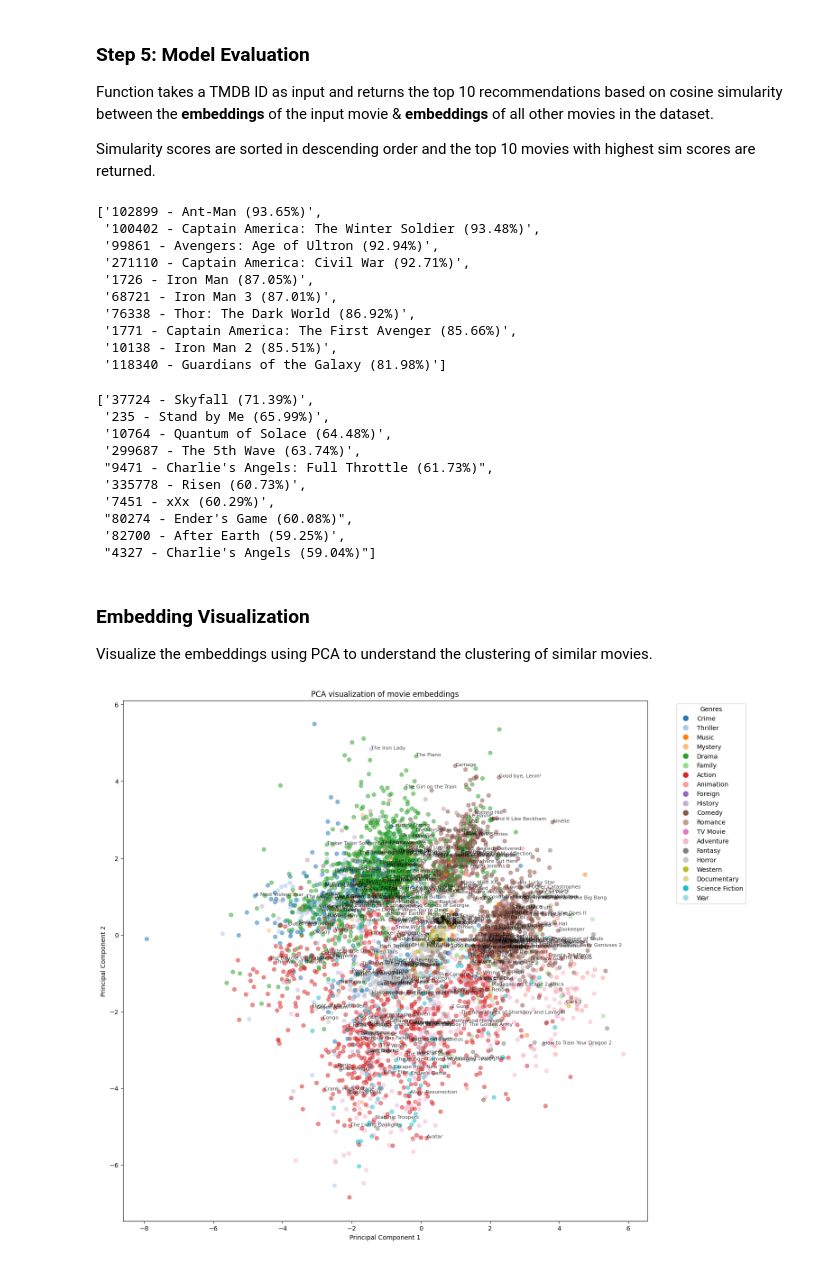
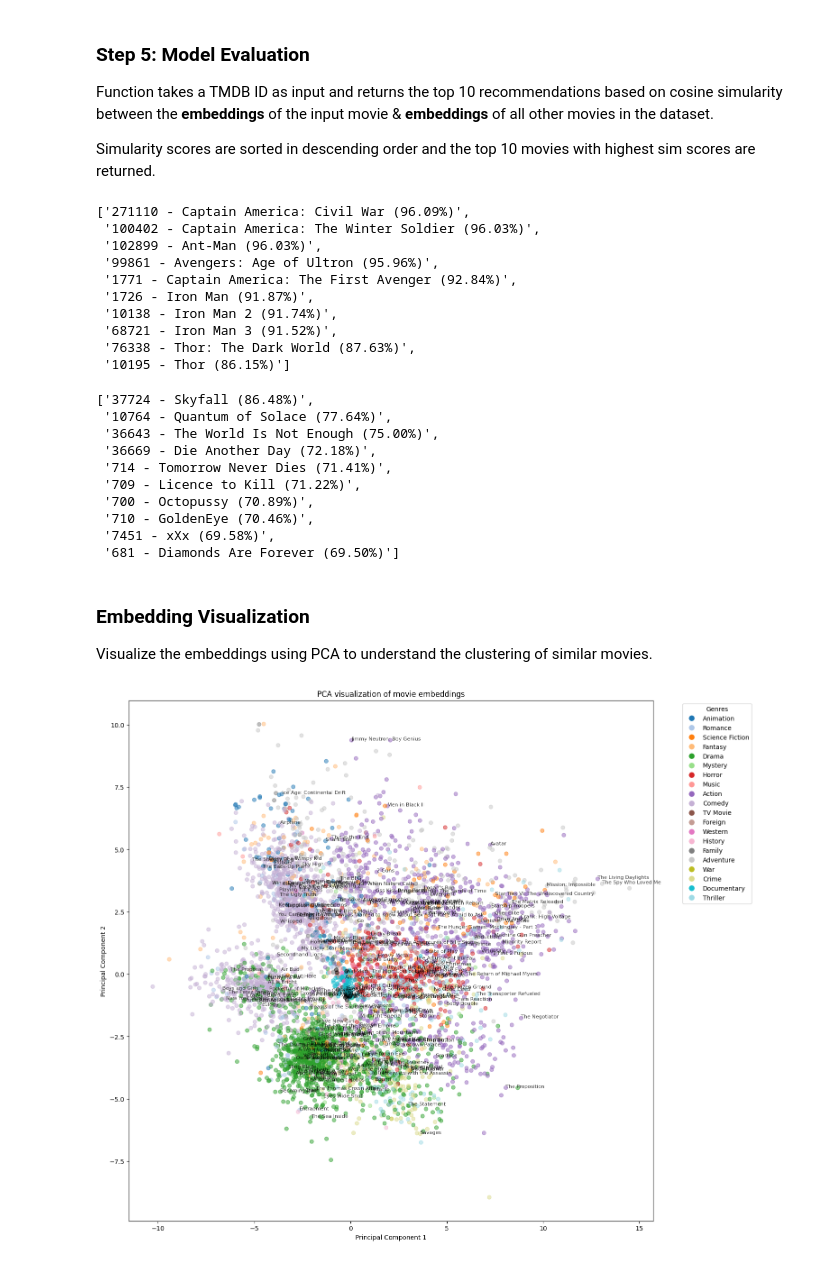
Before and after one commit to ISE-CS4445-AI/ai-project-meanmlmoviemachines, a Jupyter notebook: Content-Filtering/Content-Filtering.ipynb, the cells around one changed output. Saved outputs shown, nothing was run; the diff lists cells and outputs as text; code cells hidden in the pictures.

Commit message:
Implement model performance improvements and streamline data processing. Also set random state to appropriate value.

```diff
--- a/Content-Filtering/Content-Filtering.ipynb
+++ b/Content-Filtering/Content-Filtering.ipynb
@@ -92,8 +92,8 @@ df = df.drop(drop_cols, axis=1)
 def extract_features(x):
     return [i['name'] for i in ast.literal_eval(x)] if pd.notnull(x) else []
 
-df['genres_list'] = df['genres'].apply(extract_features)
-df['keywords_list'] = df['keywords'].apply(extract_features)
+df['genres'] = df['genres'].apply(extract_features)
+df['keywords'] = df['keywords'].apply(extract_features)
 df['production_companies'] = df['production_companies'].apply(extract_features)
 df['production_countries'] = df['production_countries'].apply(extract_features)
 # %% [markdown]
@@ -102,8 +102,8 @@ df['production_countries'] = df['production_countries'].apply(extract_features)
 Encode the genres using MultiLabelBinarizer, and vectorize movie overview using TfidfVectorizer.
 # %%
 mlb = MultiLabelBinarizer()
-genre_features = mlb.fit_transform(df['genres_list'])
-keywords_features = mlb.fit_transform(df['keywords_list'])
+genre_features = mlb.fit_transform(df['genres'])
+keywords_features = mlb.fit_transform(df['keywords'])
 production_companies_features = mlb.fit_transform(df['production_companies'])
 production_countries_features = mlb.fit_transform(df['production_countries'])
 
@@ -249,55 +249,55 @@ def nn_recommend(tmdb_id, n=10):
 # %%
 nn_recommend(24428) # The Avengers
 # %% [output]
-['102899 - Ant-Man (93.65%)',
- '100402 - Captain America: The Winter Soldier (93.48%)',
- '99861 - Avengers: Age of Ultron (92.94%)',
- '271110 - Captain America: Civil War (92.71%)',
- '1726 - Iron Man (87.05%)',
- '68721 - Iron Man 3 (87.01%)',
- '76338 - Thor: The Dark World (86.92%)',
- '1771 - Captain America: The First Avenger (85.66%)',
- '10138 - Iron Man 2 (85.51%)',
- '118340 - Guardians of the Galaxy (81.98%)']
+['271110 - Captain America: Civil War (96.09%)',
+ '100402 - Captain America: The Winter Soldier (96.03%)',
+ '102899 - Ant-Man (96.03%)',
+ '99861 - Avengers: Age of Ultron (95.96%)',
+ '1771 - Captain America: The First Avenger (92.84%)',
+ '1726 - Iron Man (91.87%)',
+ '10138 - Iron Man 2 (91.74%)',
+ '68721 - Iron Man 3 (91.52%)',
+ '76338 - Thor: The Dark World (87.63%)',
+ '10195 - Thor (86.15%)']
 # %%
 nn_recommend(206647) # Spectre
 # %% [output]
-['37724 - Skyfall (71.39%)',
- '235 - Stand by Me (65.99%)',
- '10764 - Quantum of Solace (64.48%)',
- '299687 - The 5th Wave (63.74%)',
- "9471 - Charlie's Angels: Full Throttle (61.73%)",
- '335778 - Risen (60.73%)',
- '7451 - xXx (60.29%)',
- "80274 - Ender's Game (60.08%)",
- '82700 - After Earth (59.25%)',
- "4327 - Charlie's Angels (59.04%)"]
+['37724 - Skyfall (86.48%)',
+ '10764 - Quantum of Solace (77.64%)',
+ '36643 - The World Is Not Enough (75.00%)',
+ '36669 - Die Another Day (72.18%)',
+ '714 - Tomorrow Never Dies (71.41%)',
+ '709 - Licence to Kill (71.22%)',
+ '700 - Octopussy (70.89%)',
+ '710 - GoldenEye (70.46%)',
+ '7451 - xXx (69.58%)',
+ '681 - Diamonds Are Forever (69.50%)']
 # %% [markdown]
 ### Embedding Visualization
 
 Visualize the embeddings using PCA to understand the clustering of similar movies.
 # %%
-pca = PCA(n_components=2)
+pca = PCA(n_components=2, random_state=42)
 embeddings_2d = pca.fit_transform(embeddings)
 
-unique_genres = set([genre for sublist in df['genres_list'] for genre in sublist])
+unique_genres = set([genre for sublist in df['genres'] for genre in sublist])
 palette = sns.color_palette("tab20", len(unique_genres))
 genre_color_map = {genre: palette[i] for i, genre in enumerate(unique_genres)}
 
-colors = [genre_color_map[df['genres_list'].iloc[i][0]] if df['genres_list'].iloc[i] else (0, 0, 0) for i in range(len(df))]
+colors = [genre_color_map[df['genres'].iloc[i][0]] if df['genres'].iloc[i] else (0, 0, 0) for i in range(len(df))]
 
 plt.figure(figsize=(15, 15))
 scatter = plt.scatter(embeddings_2d[:, 0], embeddings_2d[:, 1], c=colors, alpha=0.5)
 
-for i in range(0, len(df), 20):  # Label every 20th point
+for i in range(0, len(df), 25):  # Label every 25th point
     plt.annotate(df['title'].iloc[i], (embeddings_2d[i, 0], embeddings_2d[i, 1]), fontsize=8, alpha=0.75)
 
 handles = [plt.Line2D([0], [0], marker='o', color='w', markerfacecolor=genre_color_map[genre], markersize=10) for genre in unique_genres]
 plt.legend(handles, unique_genres, title="Genres", bbox_to_anchor=(1.05, 1), loc='upper left')
 
 plt.title('PCA visualization of movie embeddings')
 plt.xlabel('Principal Component 1')
 plt.ylabel('Principal Component 2')
 plt.show()
 # %% [output]
-[figure, old version]
+[figure, new version]
```
Also changed, not shown: parts of 3 cells of this notebook.
